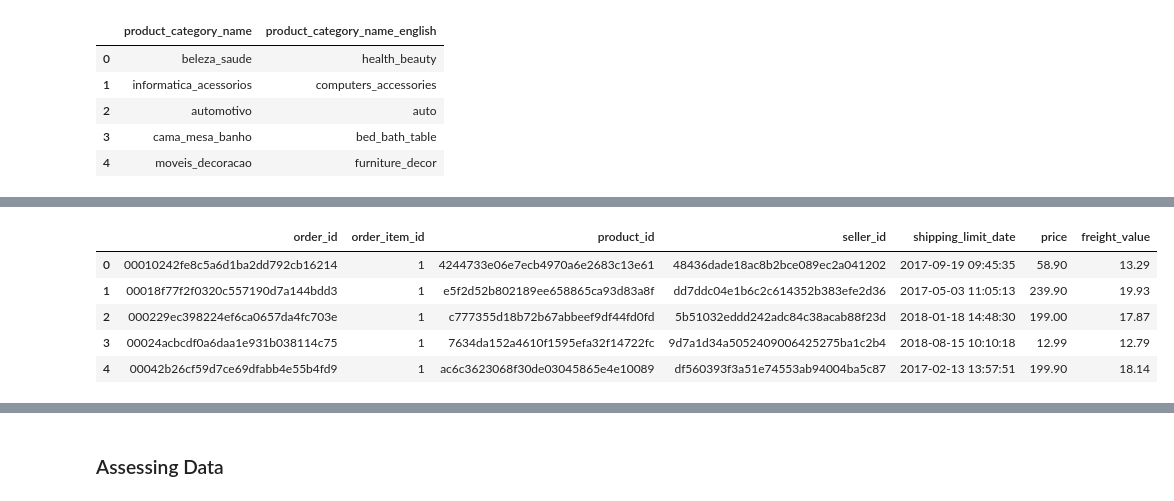
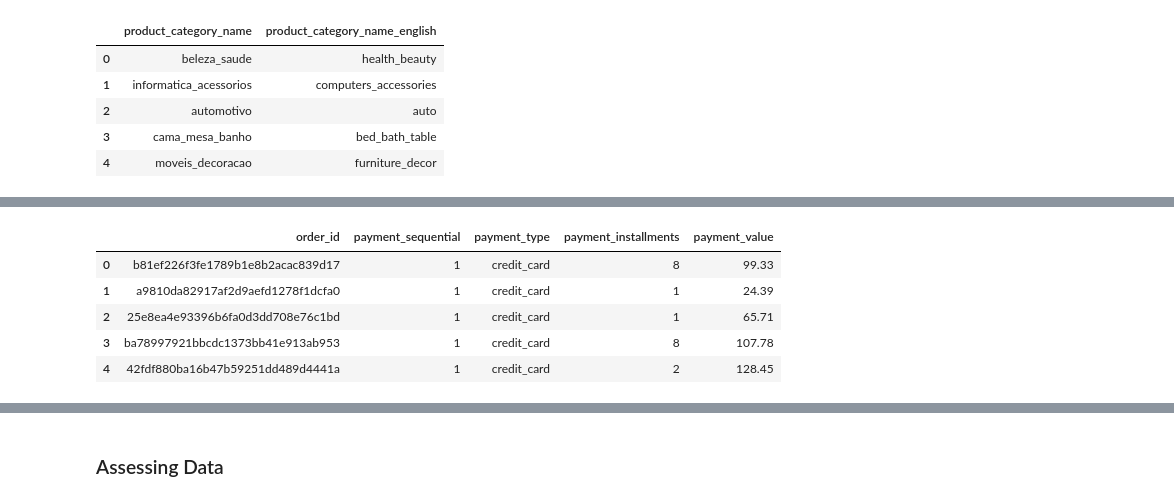
Before and after one commit to f2rra/dicoding, a Jupyter notebook: belajar-analisis-data-dengan-python/Proyek_Analisis_Data.ipynb, the cells around one changed output, grey strips where cells are left out. Cells and saved outputs as stored; diff of their text form; code cells hidden in the pictures.

Commit message:
memproses data wrangling dengan 5 dataframe beserta kondisi sebelum merge pada assessing data

```diff
--- a/belajar-analisis-data-dengan-python/Proyek_Analisis_Data.ipynb
+++ b/belajar-analisis-data-dengan-python/Proyek_Analisis_Data.ipynb
@@ -82,10 +142,10 @@ products_df1.head()
 # %%
-# Melihat dataframe order_items
-order_items_df.head()
+# Melihat 5 data teratas dari dataframe order_payments
+order_payments_df.head()
 # %% [output]
-|  | order_id | order_item_id | product_id | seller_id | shipping_limit_date | price | freight_value |
-| 0 | 00010242fe8c5a6d1ba2dd792cb16214 | 1 | 4244733e06e7ecb4970a6e2683c13e61 | 48436dade18ac8b2bce089ec2a041202 | 2017-09-19 09:45:35 | 58.90 | 13.29 |
-| 1 | 00018f77f2f0320c557190d7a144bdd3 | 1 | e5f2d52b802189ee658865ca93d83a8f | dd7ddc04e1b6c2c614352b383efe2d36 | 2017-05-03 11:05:13 | 239.90 | 19.93 |
-| 2 | 000229ec398224ef6ca0657da4fc703e | 1 | c777355d18b72b67abbeef9df44fd0fd | 5b51032eddd242adc84c38acab88f23d | 2018-01-18 14:48:30 | 199.00 | 17.87 |
-| 3 | 00024acbcdf0a6daa1e931b038114c75 | 1 | 7634da152a4610f1595efa32f14722fc | 9d7a1d34a5052409006425275ba1c2b4 | 2018-08-15 10:10:18 | 12.99 | 12.79 |
-| 4 | 00042b26cf59d7ce69dfabb4e55b4fd9 | 1 | ac6c3623068f30de03045865e4e10089 | df560393f3a51e74553ab94004ba5c87 | 2017-02-13 13:57:51 | 199.90 | 18.14 |
+|  | order_id | payment_sequential | payment_type | payment_installments | payment_value |
+| 0 | b81ef226f3fe1789b1e8b2acac839d17 | 1 | credit_card | 8 | 99.33 |
+| 1 | a9810da82917af2d9aefd1278f1dcfa0 | 1 | credit_card | 1 | 24.39 |
+| 2 | 25e8ea4e93396b6fa0d3dd708e76c1bd | 1 | credit_card | 1 | 65.71 |
+| 3 | ba78997921bbcdc1373bb41e913ab953 | 1 | credit_card | 8 | 107.78 |
+| 4 | 42fdf880ba16b47b59251dd489d4441a | 1 | credit_card | 2 | 128.45 |
```
Also changed, not shown: parts of 147 cells of this notebook.
